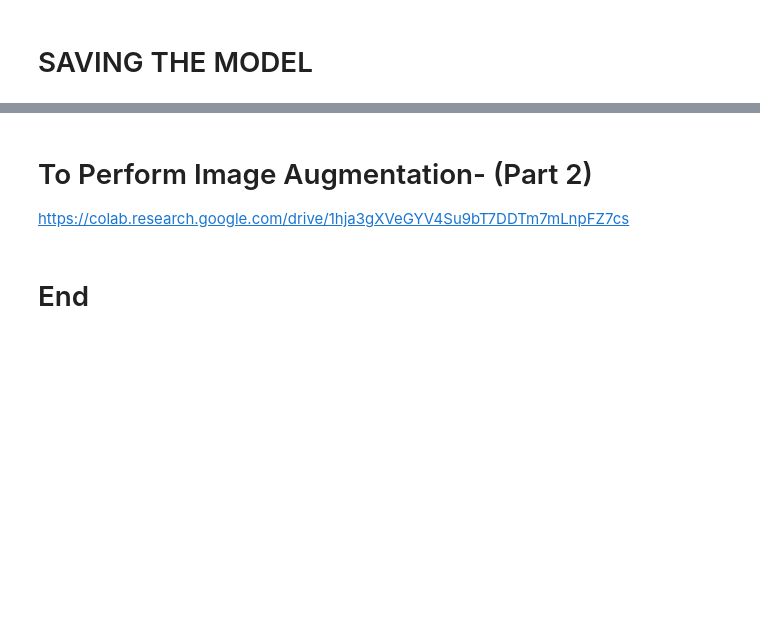
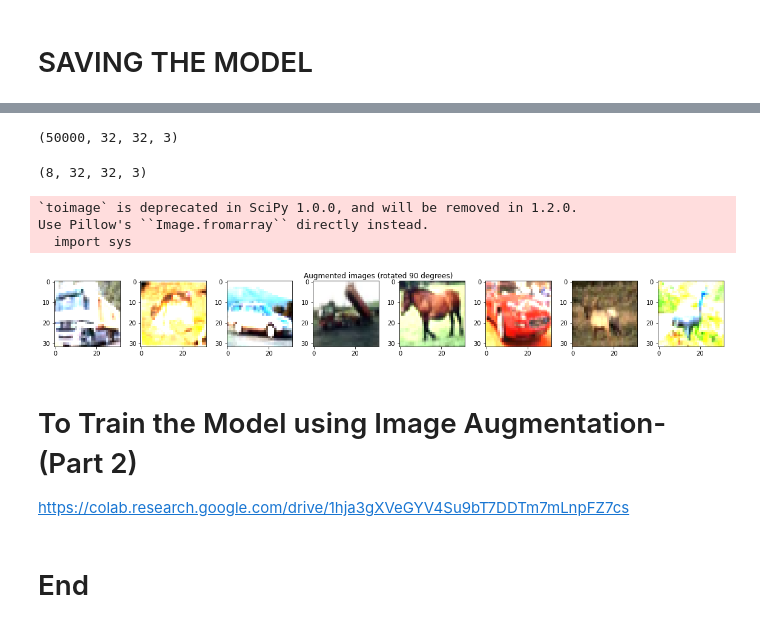
Before and after one commit to rahulbordoloi/CiFAR-10-Images-Classification, a Jupyter notebook: CiFAR_10_Images_Classification_Using_CNNs[1].ipynb, the cells around one changed output, grey strips where cells are left out. Cells and saved outputs as stored; diff of their text form; code cells hidden in the pictures; blank space fills up the shorter version.

```diff
--- a/CiFAR_10_Images_Classification_Using_CNNs[1].ipynb
+++ b/CiFAR_10_Images_Classification_Using_CNNs[1].ipynb
@@ -289,5 +308,47 @@ cnn_model.save(model_path)
+# %%
+import keras
+from keras.datasets import cifar10
+(X_train, y_train), (X_test, y_test) = cifar10.load_data()
+# %%
+X_train = X_train.astype('float32')
+X_test = X_test.astype('float32')
+# %%
+X_train.shape
+# %% [output]
+(50000, 32, 32, 3)
+# %%
+n = 8
+X_train_sample = X_train[:n]
+# %%
+X_train_sample.shape
+# %% [output]
+(8, 32, 32, 3)
+# %%
+from keras.preprocessing.image import ImageDataGenerator
+
+# dataget_train = ImageDataGenerator(rotation_range = 90)
+# dataget_train = ImageDataGenerator(vertical_flip=True)
+# dataget_train = ImageDataGenerator(height_shift_range=0.5)
+dataget_train = ImageDataGenerator(brightness_range=(1,3))
+dataget_train.fit(X_train_sample)
+# %%
+from scipy.misc import toimage
+
+fig = plt.figure(figsize = (20,2))
+for x_batch in dataget_train.flow(X_train_sample, batch_size = n):
+     for i in range(0,n):
+            ax = fig.add_subplot(1, n, i+1)
+            ax.imshow(toimage(x_batch[i]))
+     fig.suptitle('Augmented images (rotated 90 degrees)')
+     plt.show()
+     break;
+# %% [output]
+`toimage` is deprecated in SciPy 1.0.0, and will be removed in 1.2.0.
+Use Pillow's ``Image.fromarray`` directly instead.
+  import sys
+[figure, added]
 # %% [markdown]
-# To Perform Image Augmentation- (Part 2)
+# To Train the Model using Image Augmentation- (Part 2)
 [https://colab.research.google.com/drive/1hja3gXVeGYV4Su9bT7DDTm7mLnpFZ7cs](https://)
 # %% [markdown]
 # End
```
Also changed, not shown: parts of 12 cells of this notebook.
